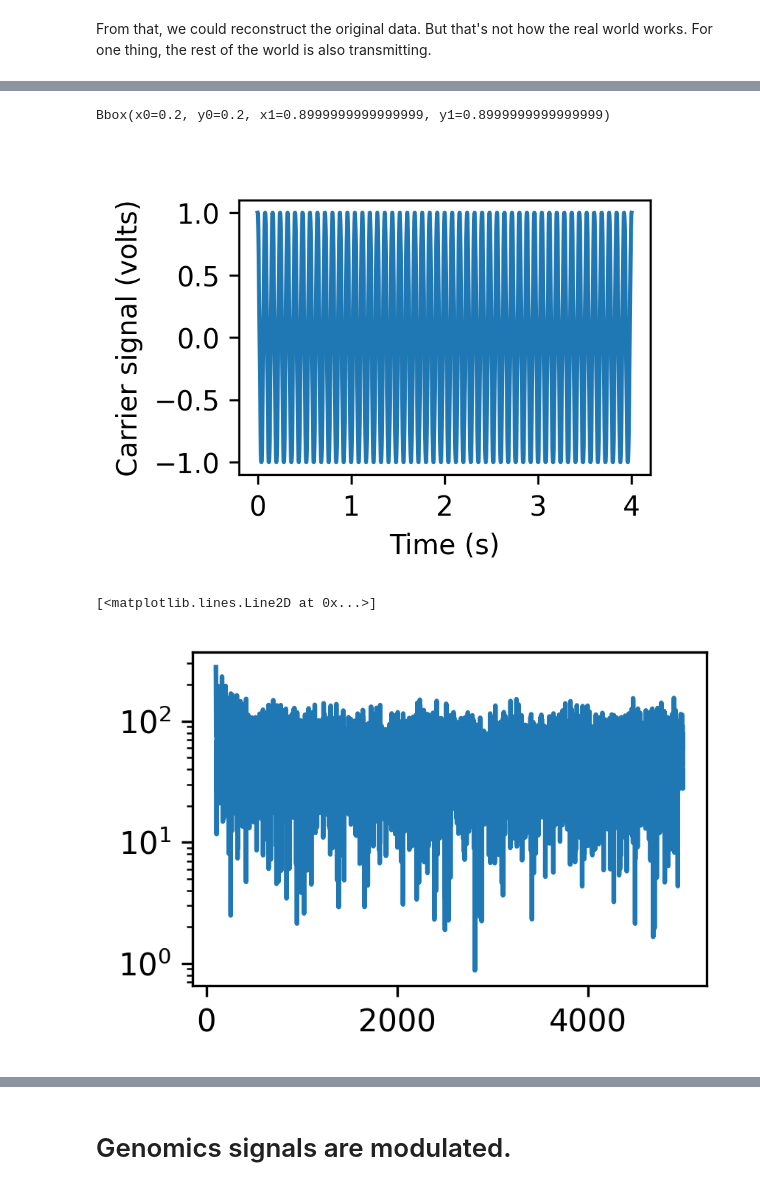
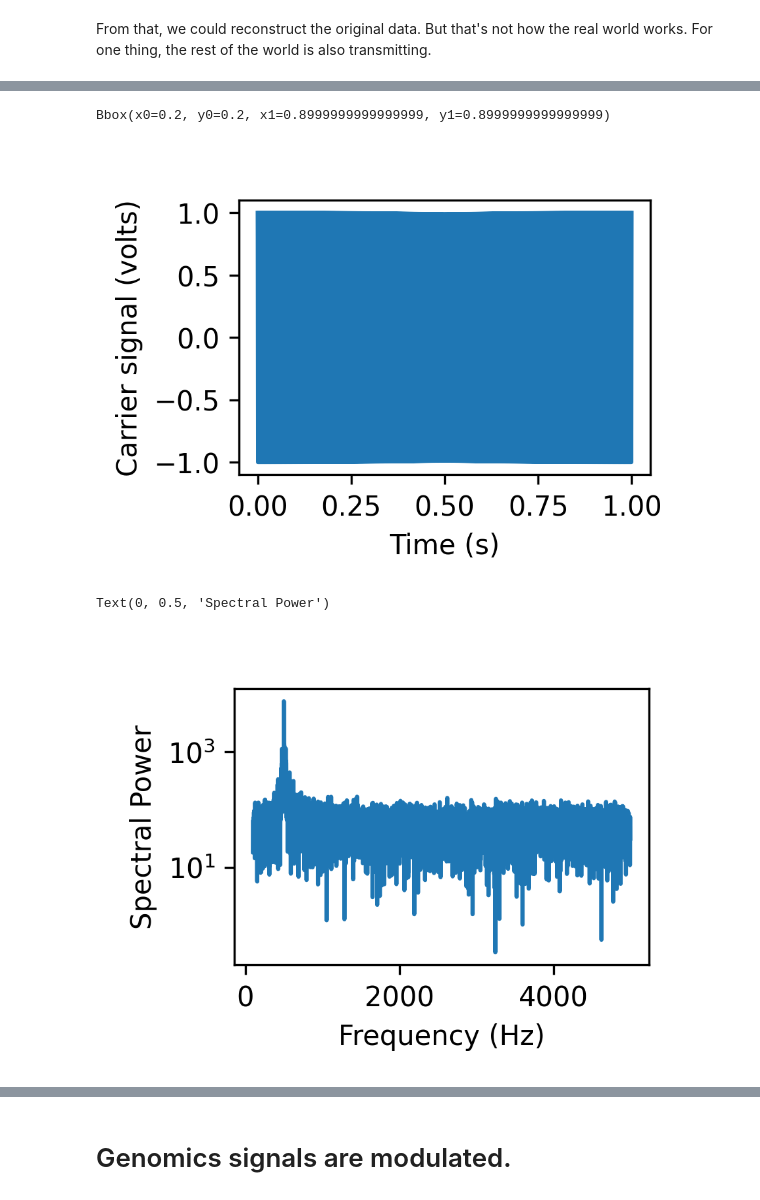
Before and after one commit to mmtrebuchet/bpreveal, a Jupyter notebook: doc/modulation.ipynb, the cells around one changed output, grey strips where cells are left out. Cells and saved outputs as stored; diff of their text form; code cells hidden in the pictures.

```diff
--- a/doc/modulation.ipynb
+++ b/doc/modulation.ipynb
@@ -32,7 +32,7 @@ plt.rcParams['figure.dpi'] = 300
 # RF Modulation
 How do you communicate information over a radio link? Let's say you want to communicate this string of bits:
 # %%
-NUM_SYMBOLS = 20
+NUM_SYMBOLS = 50
 bit_pattern = [random.choice([0,1,2,3]) for x in range(NUM_SYMBOLS)]
 SIGNAL_DURATION=1
 SAMPLING_RATE = 10000
@@ -71,7 +71,7 @@ import random
 #def randomSignal(length):
 #    return [random.choice([0,1,2,3]) for x in range(length)]
 #background_signals = [binaryToVoltage(randomSignal(NUM_SYMBOLS), SAMPLING_RATE) for x in range(20)]
-real_signal, triggers = binaryToVoltage(bit_pattern, SAMPLING_RATE)
+real_signal, triggers = binaryToVoltage(bit_pattern, NUM_SAMPLES)
 #all_signals = [real_signal] + background_signals
 #background_signals = np.array(background_signals)
 #all_signals = np.array(all_signals)
@@ -80,12 +80,19 @@ real_signal, triggers = binaryToVoltage(bit_pattern, SAMPLING_RATE)
 # %%
 #The answer is to modulate the signal.
 #Let's say that the actual background signal is essentially completely random.
-background_radiation = np.random.uniform(-1, 1, size=(SAMPLING_RATE*SIGNAL_DURATION))
+background_radiation = np.random.uniform(-1, 1, size=NUM_SAMPLES)
 #Let's take a look at the Fourier transform of the background radiation.
 cfft = np.fft.fft(background_radiation)
 freqs = np.fft.fftfreq(background_radiation.shape[0], SIGNAL_DURATION/SAMPLING_RATE)
 freqStart = 10
 freqEnd = 10000
 gofreqs = np.logical_and(freqs > freqStart, freqs < freqEnd)
-plt.plot(freqs[gofreqs], np.abs(cfft)[gofreqs])
+fig = plt.figure()
+ax2 = fig.add_axes([0,0,1,1])
+ax2.axis('off')
+ax = fig.add_axes([0.2, 0.2, 0.7,0.7])
+
+ax.plot(freqs[gofreqs], np.abs(cfft)[gofreqs], '-')
+ax.set_xlabel("Frequency (Hz)")
+ax.set_ylabel("Spectral Power")
 # %% [output]
@@ -94,7 +101,7 @@ plt.plot(freqs[gofreqs], np.abs(cfft)[gofreqs])
 # %%
 #Let's get a carrier wave at 125 KHz
-carrier_freq = 50
-carrierTimes = np.linspace(0, carrier_freq * 2 * math.pi * SIGNAL_DURATION, num = SIGNAL_DURATION*SAMPLING_RATE)
+carrier_freq = 500
+carrierTimes = np.linspace(0, carrier_freq * 2 * math.pi * SIGNAL_DURATION, num = NUM_SAMPLES)
 carrier = np.cos(carrierTimes)
 carrierTrans = background_radiation + carrier
 cfft = np.fft.fft(carrierTrans)
@@ -102,5 +109,13 @@ freqs = np.fft.fftfreq(carrierTrans.shape[0], SIGNAL_DURATION/SAMPLING_RATE)
 freqStart = 10
 freqEnd = 10000
 gofreqs = np.logical_and(freqs > freqStart, freqs < freqEnd)
-plt.semilogy(freqs[gofreqs], np.abs(cfft)[gofreqs])
+fig = plt.figure()
+ax2 = fig.add_axes([0,0,1,1])
+ax2.axis('off')
+ax = fig.add_axes([0.2, 0.2, 0.7,0.7])
+
+#ax.plot(freqs[gofreqs], np.abs(cfft)[gofreqs], '-')
+ax.semilogy(freqs[gofreqs], np.abs(cfft)[gofreqs])
+ax.set_xlabel("Frequency (Hz)")
+ax.set_ylabel("Spectral Power")
 # %% [output]
@@ -111,26 +126,34 @@ fig = plt.figure()
 ax2 = fig.add_axes([0,0,1,1])
 ax2.axis('off')
 ax = fig.add_axes([0.2, 0.2, 0.7,0.7])
-ax.plot(times*4, carrier)
+ax.plot(times, carrier)
 ax.set_xlabel("Time (s)")
 ax.set_ylabel("Carrier signal (volts)")
 print(ax.get_position())
 # %% [output]
 Bbox(x0=0.2, y0=0.2, x1=0.8999999999999999, y1=0.8999999999999999)
-[figure, old version]
+[figure, new version]
 # %%
 #So now we're transmitting a 125 KHz signal, and it clearly shows up above the noise. But we're not transmitting any data.
 modulatedCarrier = real_signal * carrier
 carrierTrans = background_radiation + modulatedCarrier
 cfft = np.fft.fft(carrierTrans)
 freqs = np.fft.fftfreq(carrierTrans.shape[0], SIGNAL_DURATION/SAMPLING_RATE)
 freqStart = 100
 freqEnd = 10000
 gofreqs = np.logical_and(freqs > freqStart, freqs < freqEnd)
-plt.semilogy(freqs[gofreqs], np.abs(cfft)[gofreqs])
+fig = plt.figure()
+ax2 = fig.add_axes([0,0,1,1])
+ax2.axis('off')
+ax = fig.add_axes([0.2, 0.2, 0.7,0.7])
+
+#ax.plot(freqs[gofreqs], np.abs(cfft)[gofreqs], '-')
+ax.semilogy(freqs[gofreqs], np.abs(cfft)[gofreqs])
+ax.set_xlabel("Frequency (Hz)")
+ax.set_ylabel("Spectral Power")
 # %% [output]
-[<matplotlib.lines.Line2D at 0x...>]
+Text(0, 0.5, 'Spectral Power')
-[figure, old version]
+[figure, new version]
 # %%
 fig = plt.figure()
 ax2 = fig.add_axes([0,0,1,1])
```
Also changed, not shown: parts of 8 cells of this notebook, 5 other files.
